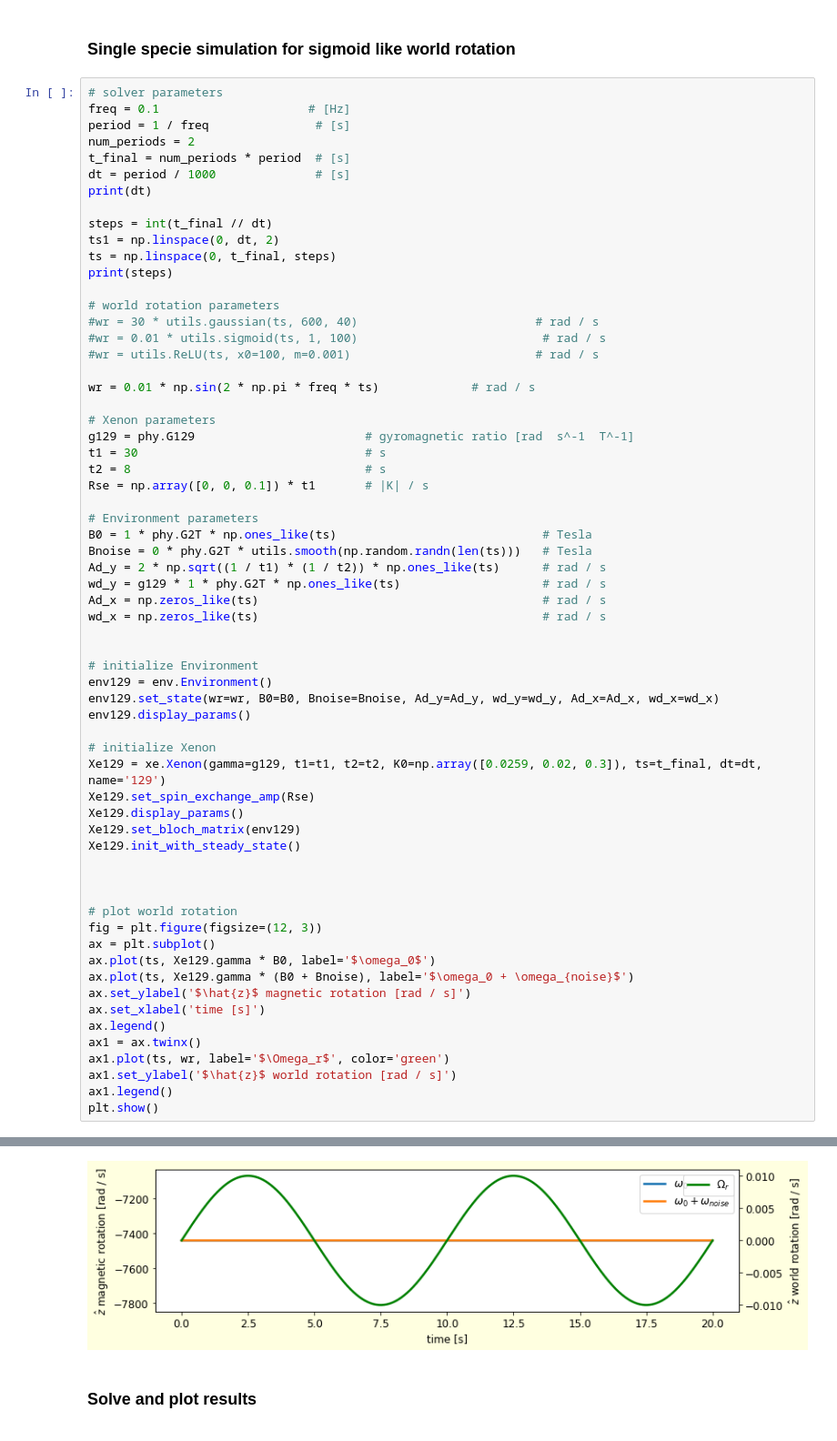
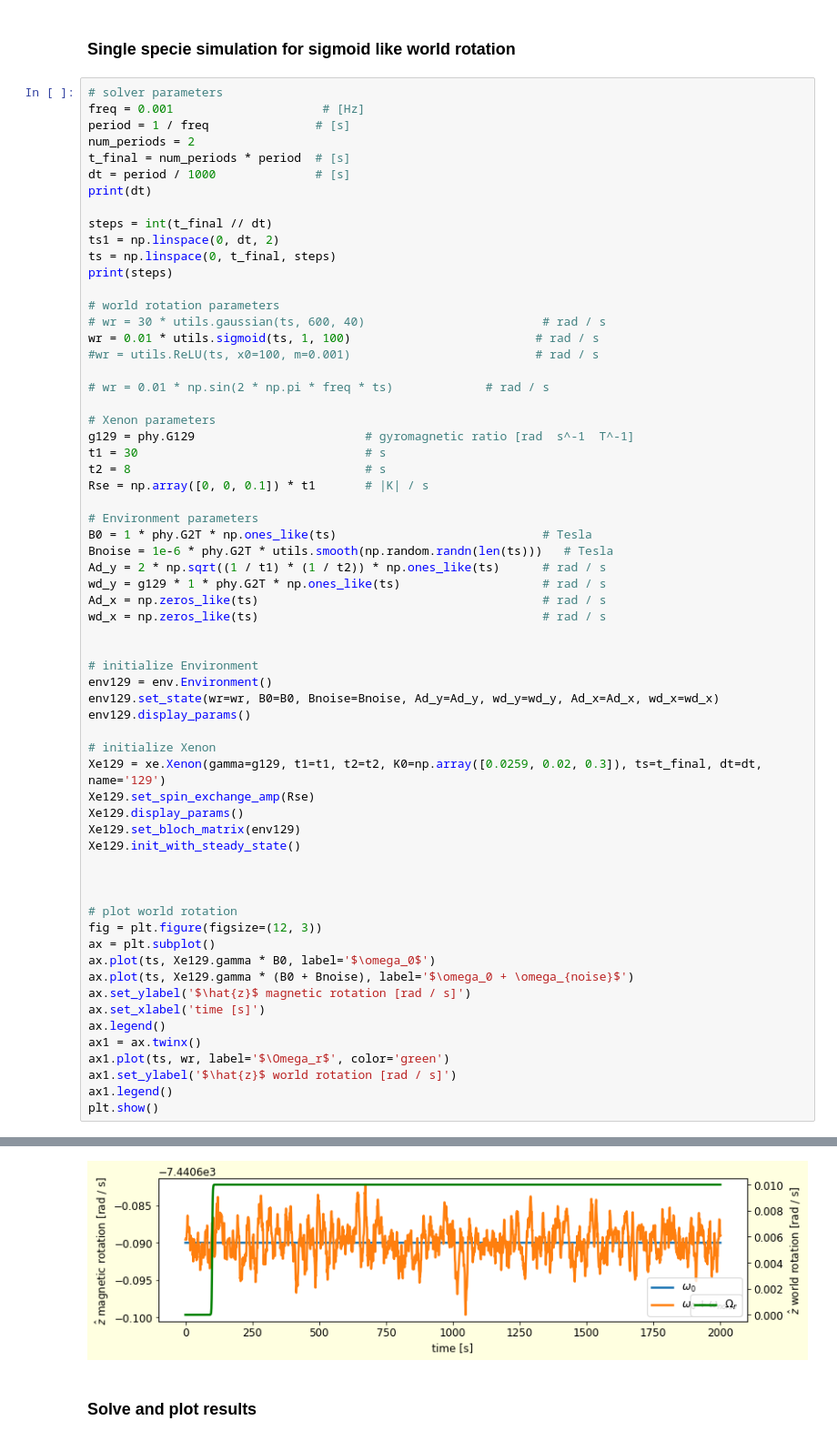
Before and after one commit to RoyElkabetz/NMR-gyroscope, a Jupyter notebook: src/single_specie_bandwidth_and_dynamic_range_sim.ipynb, the cells around one changed output, grey strips where cells are left out. Shown at 91% size. Drawn from its saved outputs; the diff is of its cells as text.

```diff
--- a/src/single_specie_bandwidth_and_dynamic_range_sim.ipynb
+++ b/src/single_specie_bandwidth_and_dynamic_range_sim.ipynb
@@ -40,7 +41,7 @@ In this simulation we assume there is no magnetic noise and no effective magneti
 ### Single specie simulation for sigmoid like world rotation
 # %%
 # solver parameters
-freq = 0.1                     # [Hz]
+freq = 0.001                     # [Hz]
 period = 1 / freq               # [s]
 num_periods = 2
 t_final = num_periods * period  # [s]
@@ -53,11 +54,11 @@ ts = np.linspace(0, t_final, steps)
 print(steps)
 
 # world rotation parameters
-#wr = 30 * utils.gaussian(ts, 600, 40)                         # rad / s
-#wr = 0.01 * utils.sigmoid(ts, 1, 100)                          # rad / s
+# wr = 30 * utils.gaussian(ts, 600, 40)                         # rad / s
+wr = 0.01 * utils.sigmoid(ts, 1, 100)                          # rad / s
 #wr = utils.ReLU(ts, x0=100, m=0.001)                          # rad / s
 
-wr = 0.01 * np.sin(2 * np.pi * freq * ts)             # rad / s
+# wr = 0.01 * np.sin(2 * np.pi * freq * ts)             # rad / s
 
 # Xenon parameters
 g129 = phy.G129                        # gyromagnetic ratio [rad  s^-1  T^-1]
@@ -67,7 +68,7 @@ Rse = np.array([0, 0, 0.1]) * t1       # |K| / s
 
 # Environment parameters
 B0 = 1 * phy.G2T * np.ones_like(ts)                             # Tesla
-Bnoise = 0 * phy.G2T * utils.smooth(np.random.randn(len(ts)))   # Tesla
+Bnoise = 1e-6 * phy.G2T * utils.smooth(np.random.randn(len(ts)))   # Tesla
 Ad_y = 2 * np.sqrt((1 / t1) * (1 / t2)) * np.ones_like(ts)      # rad / s
 wd_y = g129 * 1 * phy.G2T * np.ones_like(ts)                    # rad / s
 Ad_x = np.zeros_like(ts)                                        # rad / s
@@ -117,9 +118,9 @@ plt.show()
 ... (7 lines left out)
 | K0:                     [0.0259 0.02   0.3   ]
 | Kt:                     [0. 0. 0.]
 | K steady:               [0. 0. 0.]
 ===================================================================
-[figure, old version]
+[figure, new version]
 # %% [markdown]
 ### Solve and plot results
 # %%
```
Also changed, not shown: parts of 9 cells of this notebook.
